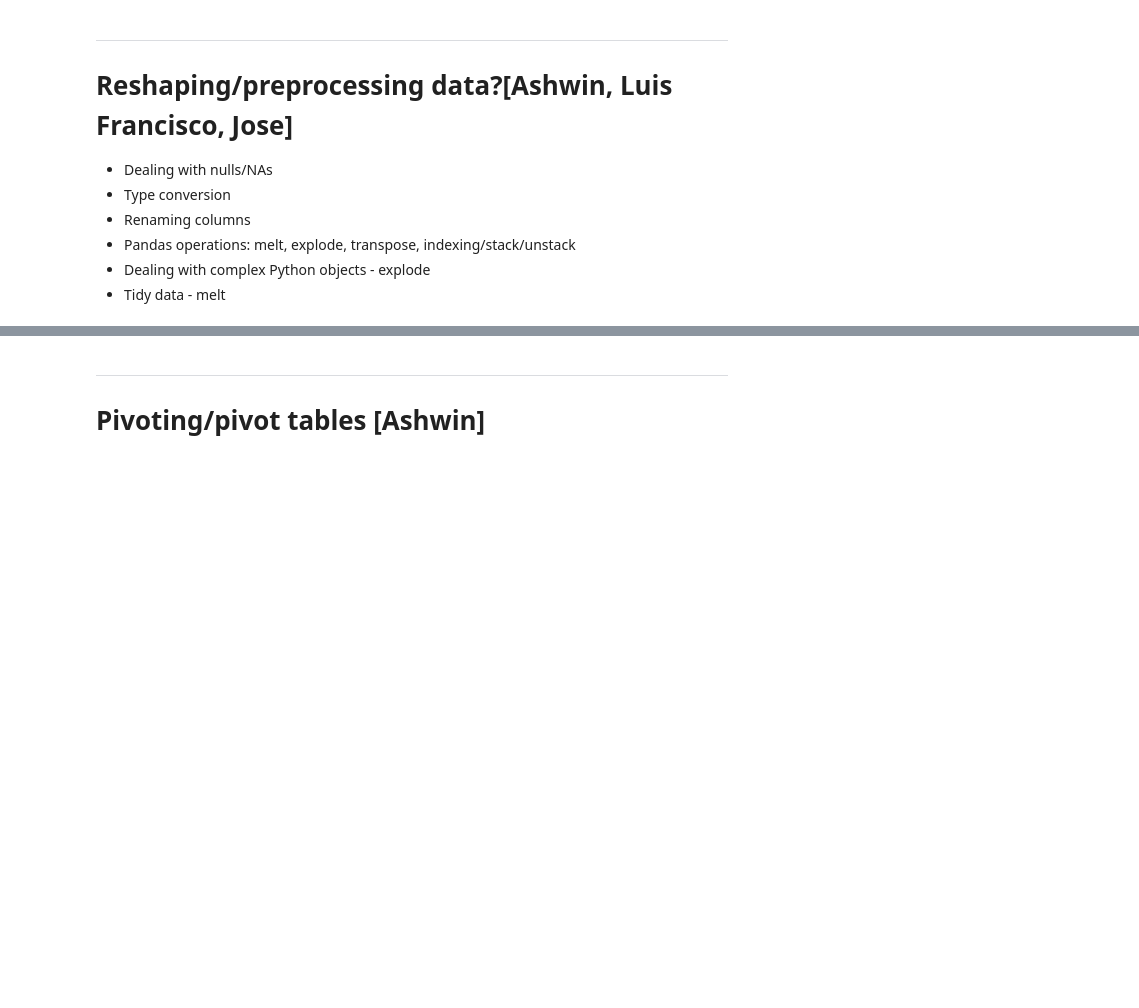
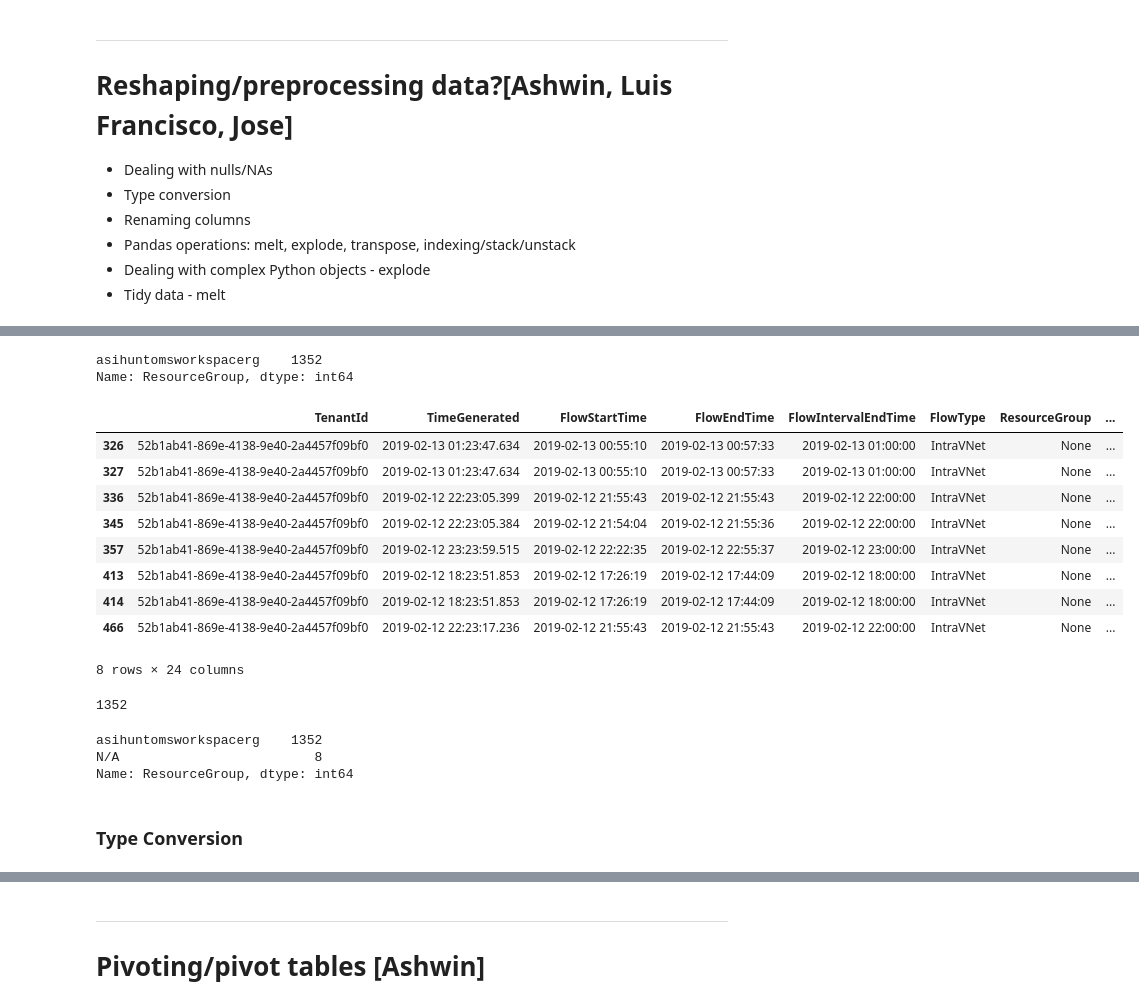
Before and after one commit to OTRF/infosec-jupyterthon, a Jupyter notebook: docs/workshops/2021/notebooks_for_secutity_operations/day2/day2-3-Advanced pandas.ipynb, the cells around one changed output, grey strips where cells are left out. Drawn from its saved outputs; the diff is of its cells as text; code cells hidden in the pictures; blank space fills up the shorter version.

Commit message:
Update day2-3-Advanced pandas.ipynb
Added Reshaping/preprocessing data, Other Useful operations

```diff
--- a/docs/workshops/2021/notebooks_for_secutity_operations/day2/day2-3-Advanced pandas.ipynb
+++ b/docs/workshops/2021/notebooks_for_secutity_operations/day2/day2-3-Advanced pandas.ipynb
@@ -393,0 +398,2 @@ summary_df.style.set_properties(**{
+# %%
+net_df = pd.read_pickle("../data/az_net_comms_df.pkl")
@@ -393,0 +430,22 @@ summary_df.style.set_properties(**{
+# %%
+net_df.ResourceGroup.value_counts()
+# %% [output]
+asihuntomsworkspacerg    1352
+Name: ResourceGroup, dtype: int64
+# %%
+net_df[net_df["PublicIPs"].isna()]
+# %% [output]
+|  | TenantId | TimeGenerated | FlowStartTime | FlowEndTime | FlowIntervalEndTime | FlowType | ResourceGroup | ... |
+| 326 | 52b1ab41-869e-4138-9e40-2a4457f09bf0 | 2019-02-13 01:23:47.634 | 2019-02-13 00:55:10 | 2019-02-13 00:57:33 | 2019-02-13 01:00:00 | IntraVNet | None | ... |
+| 327 | 52b1ab41-869e-4138-9e40-2a4457f09bf0 | 2019-02-13 01:23:47.634 | 2019-02-13 00:55:10 | 2019-02-13 00:57:33 | 2019-02-13 01:00:00 | IntraVNet | None | ... |
+| 336 | 52b1ab41-869e-4138-9e40-2a4457f09bf0 | 2019-02-12 22:23:05.399 | 2019-02-12 21:55:43 | 2019-02-12 21:55:43 | 2019-02-12 22:00:00 | IntraVNet | None | ... |
+| 345 | 52b1ab41-869e-4138-9e40-2a4457f09bf0 | 2019-02-12 22:23:05.384 | 2019-02-12 21:54:04 | 2019-02-12 21:55:36 | 2019-02-12 22:00:00 | IntraVNet | None | ... |
+| 357 | 52b1ab41-869e-4138-9e40-2a4457f09bf0 | 2019-02-12 23:23:59.515 | 2019-02-12 22:22:35 | 2019-02-12 22:55:37 | 2019-02-12 23:00:00 | IntraVNet | None | ... |
+| 413 | 52b1ab41-869e-4138-9e40-2a4457f09bf0 | 2019-02-12 18:23:51.853 | 2019-02-12 17:26:19 | 2019-02-12 17:44:09 | 2019-02-12 18:00:00 | IntraVNet | None | ... |
+| 414 | 52b1ab41-869e-4138-9e40-2a4457f09bf0 | 2019-02-12 18:23:51.853 | 2019-02-12 17:26:19 | 2019-02-12 17:44:09 | 2019-02-12 18:00:00 | IntraVNet | None | ... |
+| 466 | 52b1ab41-869e-4138-9e40-2a4457f09bf0 | 2019-02-12 22:23:17.236 | 2019-02-12 21:55:43 | 2019-02-12 21:55:43 | 2019-02-12 22:00:00 | IntraVNet | None | ... |
+8 rows × 24 columns
+# %%
+len(net_df.dropna())
+# %% [output]
+1352
@@ -393,0 +456,8 @@ summary_df.style.set_properties(**{
+# %%
+net_df2.ResourceGroup.value_counts()
+# %% [output]
+asihuntomsworkspacerg    1352
+N/A                         8
+Name: ResourceGroup, dtype: int64
+# %% [markdown]
+### Type Conversion
```
Also changed, not shown: parts of 65 cells of this notebook.
